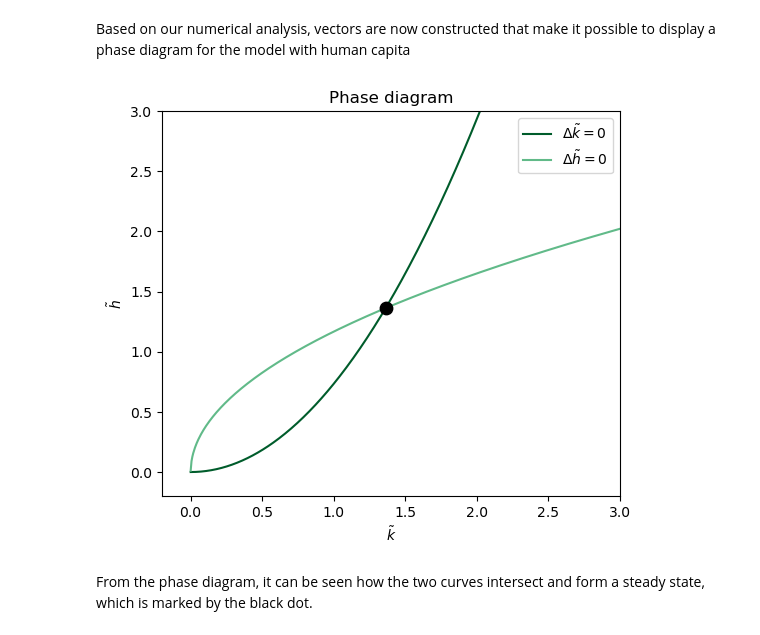
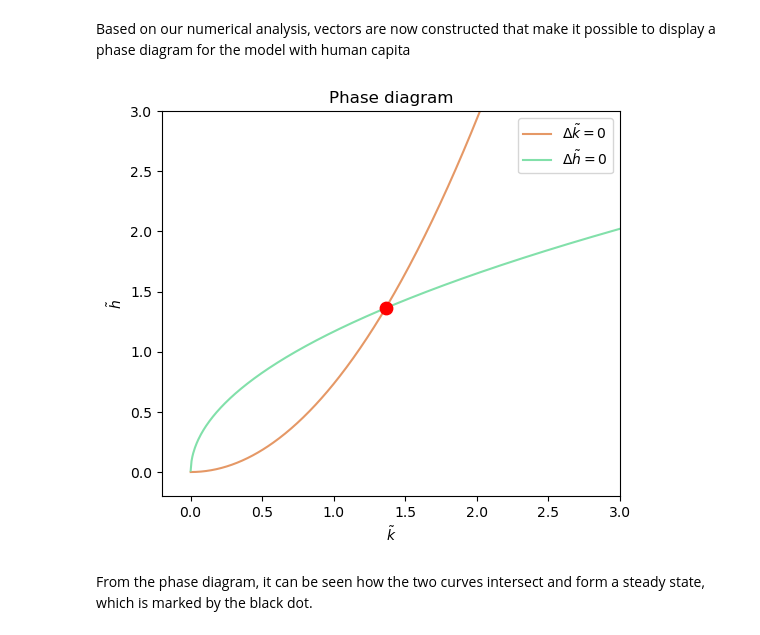
Before and after one commit to NumEconCopenhagen/projects-2023-rikke-og-emma, a Jupyter notebook: modelproject/modelproject.ipynb, the cells around one changed output. Drawn from its saved outputs; the diff is of its cells as text; code cells hidden in the pictures.

```diff
--- a/modelproject/modelproject.ipynb
+++ b/modelproject/modelproject.ipynb
@@ -389,21 +386,21 @@ k_vec, h_vec_DeltaK0, h_vec_DeltaH0 = ss_0(s_h,s_k,g,n,alpha,phi,delta)
 # %%
 #Plot for the model
 fig = plt.figure(figsize=(13,5))
 ax = fig.add_subplot(1,2,1)
-ax.plot(k_vec,h_vec_DeltaK0, label=r'$\Delta \tilde{k}=0$', c='#005c2b')
-ax.plot(k_vec,h_vec_DeltaH0, label=r'$\Delta \tilde{h}=0$', c='#61ba89')
+ax.plot(k_vec,h_vec_DeltaK0, label=r'$\Delta \tilde{k}=0$', c='#E59866')
+ax.plot(k_vec,h_vec_DeltaH0, label=r'$\Delta \tilde{h}=0$', c='#82E0AA')
 ax.set_xlabel(r'$\tilde{k}$')
 ax.set_ylim(-0.2,3.0)
 ax.set_xlim(-0.2,3.0)
 ax.set_ylabel(r'$\tilde{h}$')
 ax.legend()
 
 #We mark the steady state
-plt.scatter(solution.x[1],solution.x[0],color='black',s=80,zorder=2.5)
+plt.scatter(solution.x[1],solution.x[0],color='red',s=80,zorder=2.5)
 
 ax.set_title('Phase diagram');
 # %% [output]
-[figure, old version]
+[figure, new version]
 # %% [markdown]
 From the phase diagram, it can be seen how the two curves intersect and form a steady state, which is marked by the black dot.
 # %% [markdown]
```
Also changed, not shown: parts of 11 cells of this notebook, 1 other file.
